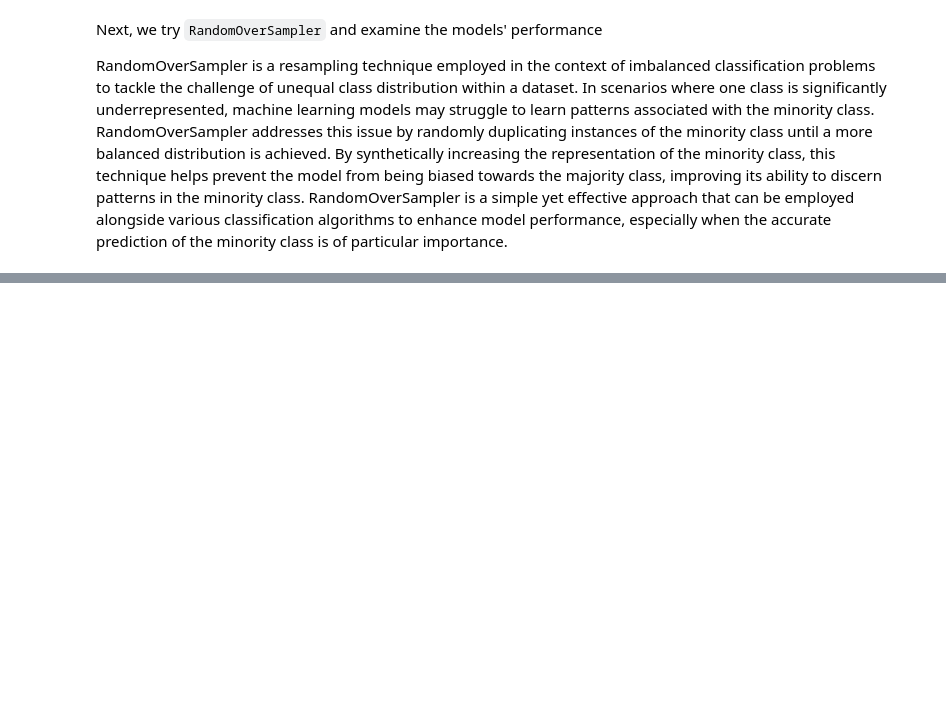
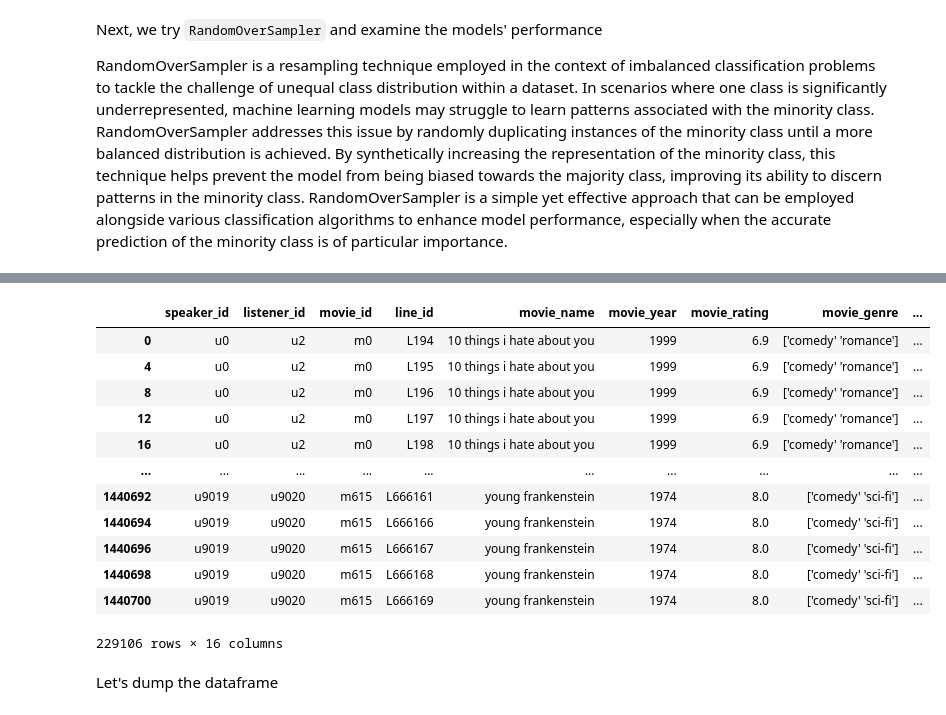
Before and after one commit to Sumitjh26997/CSS581-Final-Project, a Jupyter notebook: CSS581_project.ipynb, the cells around one changed output, grey strips where cells are left out. Cells and saved outputs as stored; diff of their text form; code cells hidden in the pictures; blank space fills up the shorter version.

```diff
--- a/CSS581_project.ipynb
+++ b/CSS581_project.ipynb
@@ -2961,0 +2588,2 @@ Support Vector Machine AUC: 0.808
+# %%
+character_conversations_df = character_conversations_df.drop(columns=['movie_id_y'])
@@ -2961,0 +2606,21 @@ Support Vector Machine AUC: 0.808
+# %%
+character_conversations_df = character_conversations_df.drop(columns=['character_id', 'character_dialog_count'])
+# %%
+character_conversations_df = character_conversations_df.rename(columns={"character_gender": "speaker_gender", "character_name": "speaker_name", "character_line": "speaker_dialogue"})
+character_conversations_df
+# %% [output]
+|  | speaker_id | listener_id | movie_id | line_id | movie_name | movie_year | movie_rating | movie_genre | ... |
+| 0 | u0 | u2 | m0 | L194 | 10 things i hate about you | 1999 | 6.9 | ['comedy' 'romance'] | ... |
+| 4 | u0 | u2 | m0 | L195 | 10 things i hate about you | 1999 | 6.9 | ['comedy' 'romance'] | ... |
+| 8 | u0 | u2 | m0 | L196 | 10 things i hate about you | 1999 | 6.9 | ['comedy' 'romance'] | ... |
+| 12 | u0 | u2 | m0 | L197 | 10 things i hate about you | 1999 | 6.9 | ['comedy' 'romance'] | ... |
+| 16 | u0 | u2 | m0 | L198 | 10 things i hate about you | 1999 | 6.9 | ['comedy' 'romance'] | ... |
+| ... | ... | ... | ... | ... | ... | ... | ... | ... | ... |
+| 1440692 | u9019 | u9020 | m615 | L666161 | young frankenstein | 1974 | 8.0 | ['comedy' 'sci-fi'] | ... |
+| 1440694 | u9019 | u9020 | m615 | L666166 | young frankenstein | 1974 | 8.0 | ['comedy' 'sci-fi'] | ... |
+| 1440696 | u9019 | u9020 | m615 | L666167 | young frankenstein | 1974 | 8.0 | ['comedy' 'sci-fi'] | ... |
+| 1440698 | u9019 | u9020 | m615 | L666168 | young frankenstein | 1974 | 8.0 | ['comedy' 'sci-fi'] | ... |
+| 1440700 | u9019 | u9020 | m615 | L666169 | young frankenstein | 1974 | 8.0 | ['comedy' 'sci-fi'] | ... |
+229106 rows × 16 columns
+# %% [markdown]
+Let's dump the dataframe
```
Also changed, not shown: parts of 73 cells of this notebook.
